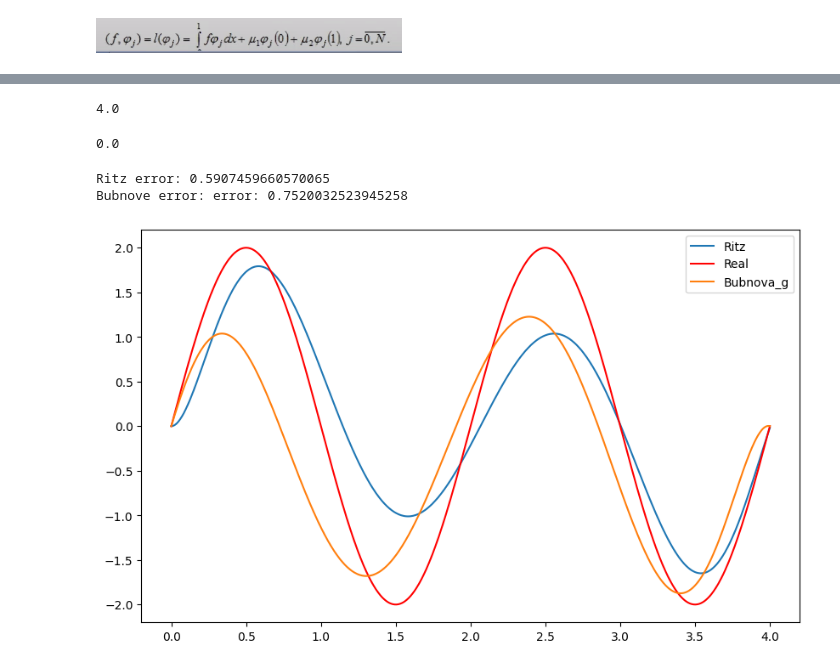
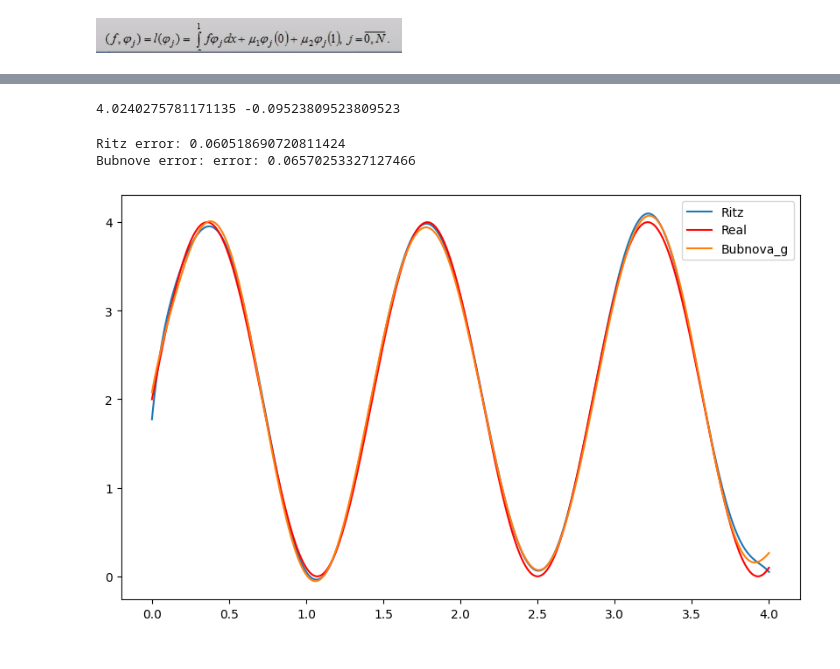
Before and after one commit to KyrylOTheRylo/homeworks_python, a Jupyter notebook: anlysis_labs_ryzh/Untitled.ipynb, the cells around one changed output, grey strips where cells are left out. Cells and saved outputs as stored; diff of their text form; code cells hidden in the pictures.

```diff
--- a/anlysis_labs_ryzh/Untitled.ipynb
+++ b/anlysis_labs_ryzh/Untitled.ipynb
@@ -87,13 +78,24 @@ print(B1)
 # %%
-A2 = b + k(b)*(b-a)/(2*k(b)+alpha2*(b-a))
-print(A2)
-B2 = a -k(a)*(b-a)/(2*k(a)+alpha1*(b-a))
-B2
+A2_b = b + k(b)*(b-a)/(2*k(b)+alpha2*(b-a))
+
+B2_b = a -k(a)*(b-a)/(2*k(a)+alpha1*(b-a))
+print(A2_b, B2_b)
+
+A2_r = b + k(b)*(b-a)/(2*k(b)+alpha2*(b-a))
+
+B2_r= a -k(a)*(b-a)/(2*k(a)+alpha1*(b-a))
 # %% [output]
-4.0
+4.0240275781171135 -0.09523809523809523
-0.0
+# %%
+def A_U(k,p,q, u1x,a, b,x, n=10000):
+    step = (b-a)/n
+
+    du1 = lambda x: (u1x(x+step) - u1x(x)) / step
+
+    duk1du1  = lambda x: (k(x+step) - k(x))/step * du1(x) + (du1(x+step) - du1(x))/step * k(x)
+    return  -duk1du1(x) + p(x)*du1(x) + q(x)*u1x(x)
 # %%
-def W_basis1(x,m=4,a=0,b=4):
+def W_basis1(x,m, A2, B2,a=0,b=4):
     result = [(x-a)**2*(x-A2), (x-B2)*(b-x)**2]
     result.extend([((x-a)**(2))*(b-x)**i for i in range(2,m)])
 
@@ -166,22 +161,24 @@ def f_dot_phij_corr_bub(f, mu1, mu2,a,b,m,basis, n = 1000):
         result[j,0] = sumij
     return result
 # %%
-def draw(k, q,f, mu1, mu2,a,b, alpha1, alpha2,m,basis, n = 10000):
+def draw(k,p, q,f, mu1, mu2,a,b, alpha1, alpha2,m,basis, n = 10000):
     #RITZ
     #
-    right = f_dot_phij_corr(lambda x: rhs(x) , mu1, mu2,a,b,m,W_basis, n )
-    left =ph1_dot_phi2_corr(k,q, a, b, alpha1, alpha2, m,W_basis, n )
-    answ = np.linalg.lstsq(left,right,rcond=None)[0]
+    basis_b =  lambda x: basis(x,m, A2_b, B2_b,a,b)
+    basis_r=   lambda x: basis(x,m, A2_r, B2_r,a,b)
+    right = f_dot_phij_corr(lambda x: rhs(x) , mu1, mu2,a,b,m,basis_r, n )
+    left =ph1_dot_phi2_corr(k,q, a, b, alpha1, alpha2, m,basis_r, n )
+    answ = np.linalg.solve(left,right)
 
 
-    right2 = f_dot_phij_corr_bub(lambda x: rhs2(x) - A1*x - B1 , mu12, mu22,a,b,m,W_basis1, n )
-    left2 =ph1_dot_phi2_corr_bub(k,q,p, a, b, alpha1, alpha2, m, W_basis1, n )
-    answ2 = np.linalg.lstsq(left2,right2, rcond=None)[0]
+    right2 = f_dot_phij_corr_bub(lambda x: rhs2(x) - A_U(k,p,q,lambda x: A1_bub*x + B1_bub,a,b,x) , mu12, mu22,a,b,m,basis_b, n )
+    left2 =ph1_dot_phi2_corr_bub(k,q,p, a, b, alpha1, alpha2, m, basis_b, n )
+    answ2 = np.linalg.solve(left2,right2)
 
     X = np.linspace(a,b,1001)
     #Y = [(answ.reshape((1,-1)) @ W_basis(x,m)).reshape((1,-1))[0] + A1*x + B1  for x in X]
-    Y = [(answ.reshape((1,-1)) @ W_basis(x,m)).reshape((1,-1))[0]   for x in X]
-    Y2 = [(answ2.reshape((1,-1)) @ W_basis1(x,m)).reshape((1,-1))[0] + A1*x + B1  for x in X]
+    Y = [(answ.reshape((1,-1)) @ basis_r(x)).reshape((1,-1))[0]   for x in X]
+    Y2 = [(answ2.reshape((1,-1)) @ basis_b(x)).reshape((1,-1))[0] +  A1_bub*x + B1_bub  for x in X]
 
     n = 1001
     step = (b-a)/n
@@ -205,8 +202,8 @@ def draw(k, q,f, mu1, mu2,a,b, alpha1, alpha2,m,basis, n = 10000):
     # Display the plot
     plt.show()
 # %%
-draw(k,q,rhs,mu1,mu2,a,b,alpha1, alpha2,6, W_basis, 1000)
+draw(k,p,q,rhs,mu1,mu2,a,b,alpha1, alpha2,10, W_basis1, 1000)
 # %% [output]
-Ritz error: 0.5907459660570065
-Bubnove error: error: 0.7520032523945258
+Ritz error: 0.060518690720811424
+Bubnove error: error: 0.06570253327127466
-[figure, old version]
+[figure, new version]
```
Also changed, not shown: parts of 4 cells of this notebook.
